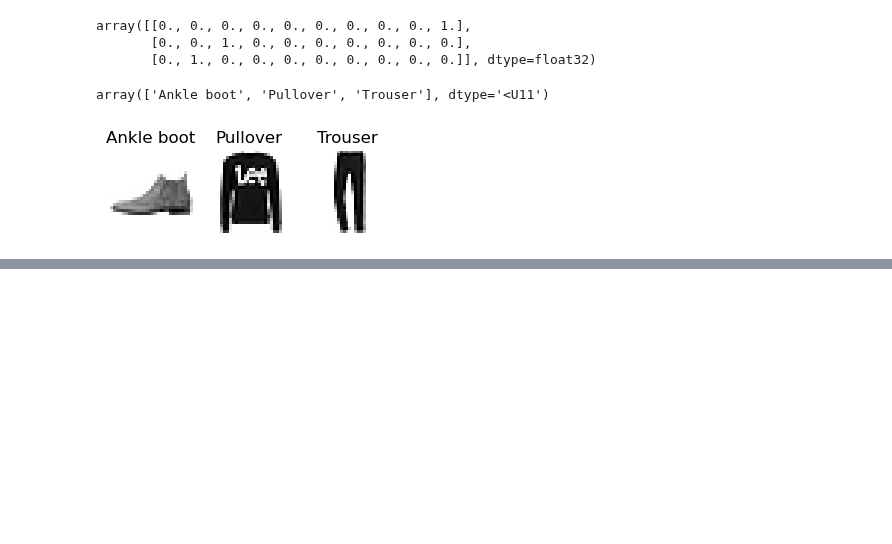
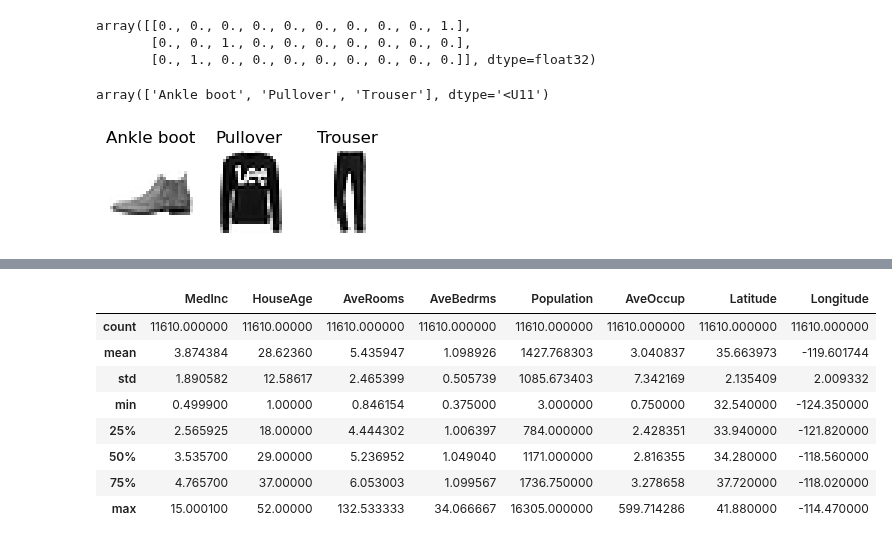
Before and after one commit to mcnewcp/book-geron-ml-sklearn-keras-tensorflow, a Jupyter notebook: 10-intro-ann-keras.ipynb, the cells around one changed output, grey strips where cells are left out. Saved outputs shown, nothing was run; the diff lists cells and outputs as text; code cells hidden in the pictures; blank space fills up the shorter version.

```diff
--- a/10-intro-ann-keras.ipynb
+++ b/10-intro-ann-keras.ipynb
@@ -218,0 +221,11 @@ plt.show()
+# %%
+from sklearn.datasets import fetch_california_housing
+from sklearn.model_selection import train_test_split
+from sklearn.preprocessing import StandardScaler
+
+housing = fetch_california_housing()
+
+X_train_full, X_test, y_train_full, y_test = train_test_split(housing.data, housing.target)
+X_train, X_valid, y_train, y_valid = train_test_split(X_train_full, y_train_full)
+
+housing.feature_names
@@ -218,0 +241,12 @@ plt.show()
+# %%
+pd.DataFrame(X_train, columns=housing.feature_names).describe()
+# %% [output]
+|  | MedInc | HouseAge | AveRooms | AveBedrms | Population | AveOccup | Latitude | Longitude |
+| count | 11610.000000 | 11610.00000 | 11610.000000 | 11610.000000 | 11610.000000 | 11610.000000 | 11610.000000 | 11610.000000 |
+| mean | 3.874384 | 28.62360 | 5.435947 | 1.098926 | 1427.768303 | 3.040837 | 35.663973 | -119.601744 |
+| std | 1.890582 | 12.58617 | 2.465399 | 0.505739 | 1085.673403 | 7.342169 | 2.135409 | 2.009332 |
+| min | 0.499900 | 1.00000 | 0.846154 | 0.375000 | 3.000000 | 0.750000 | 32.540000 | -124.350000 |
+| 25% | 2.565925 | 18.00000 | 4.444302 | 1.006397 | 784.000000 | 2.428351 | 33.940000 | -121.820000 |
+| 50% | 3.535700 | 29.00000 | 5.236952 | 1.049040 | 1171.000000 | 2.816355 | 34.280000 | -118.560000 |
+| 75% | 4.765700 | 37.00000 | 6.053003 | 1.099567 | 1736.750000 | 3.278658 | 37.720000 | -118.020000 |
+| max | 15.000100 | 52.00000 | 132.533333 | 34.066667 | 16305.000000 | 599.714286 | 41.880000 | -114.470000 |
```
Also changed, not shown: parts of 2 cells of this notebook.
